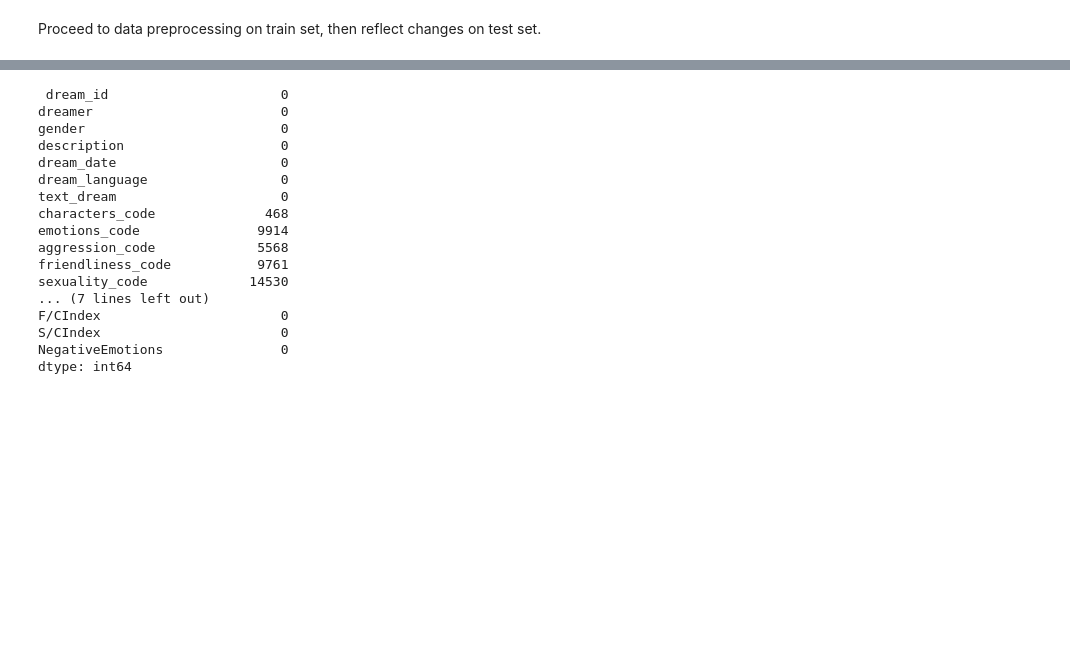
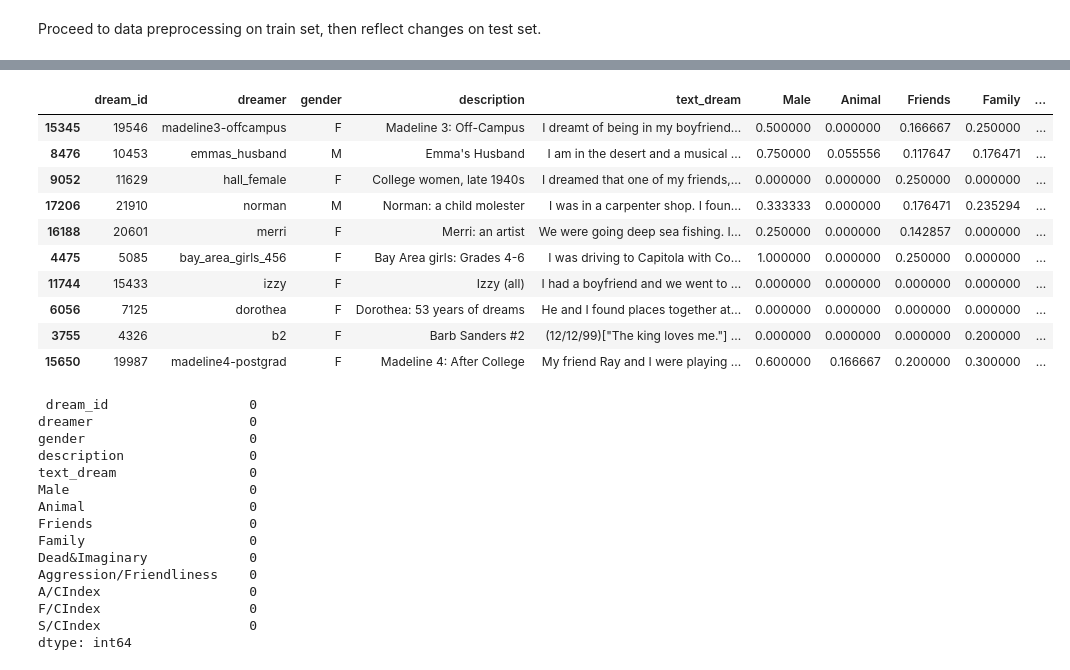
Before and after one commit to erika-ld/CPSC483-Machine-Learning-Project, a Jupyter notebook: data_preprocessing.ipynb, the cells around one changed output, grey strips where cells are left out. Drawn from its saved outputs; the diff is of its cells as text; code cells hidden in the pictures; blank space fills up the shorter version.

Commit message:
Removed columns with missing values/unnecessary

```diff
--- a/data_preprocessing.ipynb
+++ b/data_preprocessing.ipynb
@@ -155,20 +152,42 @@ X_train.head(10)
+# %%
+#Remove unnecessary columns from the train set
+X_train.drop('dream_language', axis=1, inplace=True)
+X_train.drop('dream_date', axis=1, inplace=True)
+
+#Remove columns with missing values
+X_train.drop('characters_code', axis=1, inplace=True)
+X_train.drop('emotions_code', axis=1, inplace=True)
+X_train.drop('aggression_code', axis=1, inplace=True)
+X_train.drop('friendliness_code', axis=1, inplace=True)
+X_train.drop('sexuality_code', axis=1, inplace=True)
+X_train.head(10)
+# %% [output]
+|  | dream_id | dreamer | gender | description | text_dream | Male | Animal | Friends | Family | ... |
+| 15345 | 19546 | madeline3-offcampus | F | Madeline 3: Off-Campus | I dreamt of being in my boyfriend... | 0.500000 | 0.000000 | 0.166667 | 0.250000 | ... |
+| 8476 | 10453 | emmas_husband | M | Emma's Husband | I am in the desert and a musical ... | 0.750000 | 0.055556 | 0.117647 | 0.176471 | ... |
+| 9052 | 11629 | hall_female | F | College women, late 1940s | I dreamed that one of my friends,... | 0.000000 | 0.000000 | 0.250000 | 0.000000 | ... |
+| 17206 | 21910 | norman | M | Norman: a child molester | I was in a carpenter shop. I foun... | 0.333333 | 0.000000 | 0.176471 | 0.235294 | ... |
+| 16188 | 20601 | merri | F | Merri: an artist | We were going deep sea fishing. I... | 0.250000 | 0.000000 | 0.142857 | 0.000000 | ... |
+| 4475 | 5085 | bay_area_girls_456 | F | Bay Area girls: Grades 4-6 | I was driving to Capitola with Co... | 1.000000 | 0.000000 | 0.250000 | 0.000000 | ... |
+| 11744 | 15433 | izzy | F | Izzy (all) | I had a boyfriend and we went to ... | 0.000000 | 0.000000 | 0.000000 | 0.000000 | ... |
+| 6056 | 7125 | dorothea | F | Dorothea: 53 years of dreams | He and I found places together at... | 0.000000 | 0.000000 | 0.000000 | 0.000000 | ... |
+| 3755 | 4326 | b2 | F | Barb Sanders #2 | (12/12/99)["The king loves me."] ... | 0.000000 | 0.000000 | 0.000000 | 0.200000 | ... |
+| 15650 | 19987 | madeline4-postgrad | F | Madeline 4: After College | My friend Ray and I were playing ... | 0.600000 | 0.166667 | 0.200000 | 0.300000 | ... |
 # %%
-dreams.isna().sum()
+X_train.isna().sum()
 # %% [output]
- dream_id                      0
-dreamer                        0
-gender                         0
-description                    0
-dream_date                     0
-dream_language                 0
-text_dream                     0
-characters_code              468
-emotions_code               9914
-aggression_code             5568
-friendliness_code           9761
-sexuality_code             14530
-... (7 lines left out)
-F/CIndex                       0
-S/CIndex                       0
-NegativeEmotions               0
+ dream_id                  0
+dreamer                    0
+gender                     0
+description                0
+text_dream                 0
+Male                       0
+Animal                     0
+Friends                    0
+Family                     0
+Dead&Imaginary             0
+Aggression/Friendliness    0
+A/CIndex                   0
+F/CIndex                   0
+S/CIndex                   0
 dtype: int64
```
Also changed, not shown: parts of 3 cells of this notebook.
